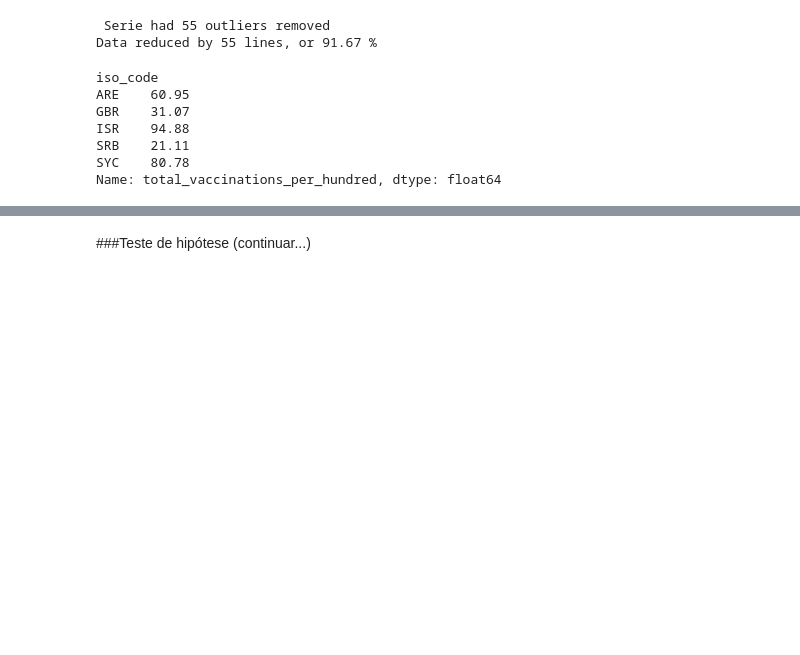
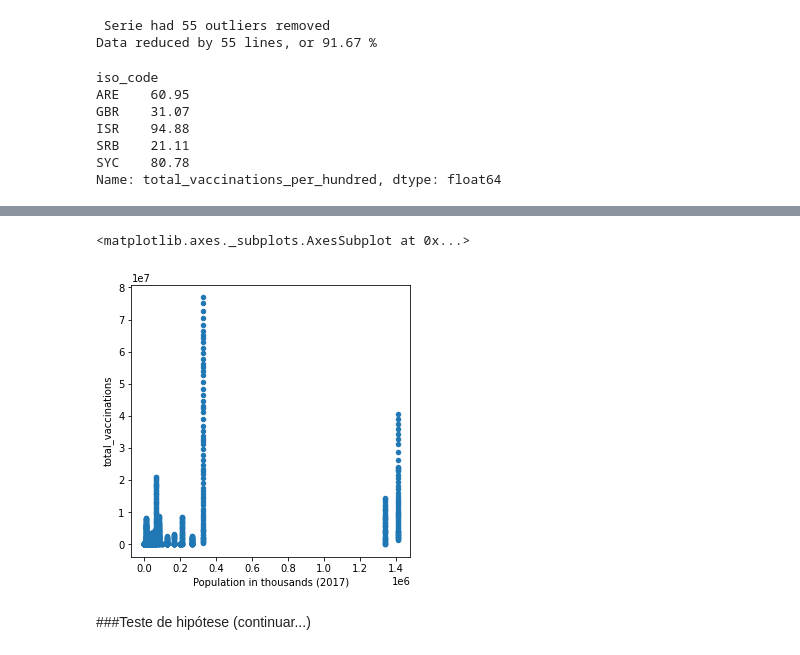
Before and after one commit to hitallocavas/covid-19-data-analysis, a Jupyter notebook: covid_19_analisys.ipynb, the cells around one changed output, grey strips where cells are left out. Cells and saved outputs as stored; diff of their text form; code cells hidden in the pictures; blank space fills up the shorter version.

Commit message:
Mergeando e calculando correlações entre dados para iniciar os testes

```diff
--- a/covid_19_analisys.ipynb
+++ b/covid_19_analisys.ipynb
@@ -1252,3 +1286,6 @@ SYC    80.78
 Name: total_vaccinations_per_hundred, dtype: float64
 # %%
 pd.reset_option("max_rows")
+# %%
+country_profiles_vaccination = pd.merge(country_profiles, country_vaccinations, on='country')
+country_profiles_vaccination
@@ -1255,2 +1349,7 @@ pd.reset_option("max_rows")
+# %%
+country_profiles_vaccination.plot.scatter(x='Population in thousands (2017)', y='total_vaccinations')
+# %% [output]
+<matplotlib.axes._subplots.AxesSubplot at 0x...>
+[figure, added]
 # %% [markdown]
 ###Teste de hipótese (continuar...)
```
Also changed, not shown: parts of 18 cells of this notebook.
